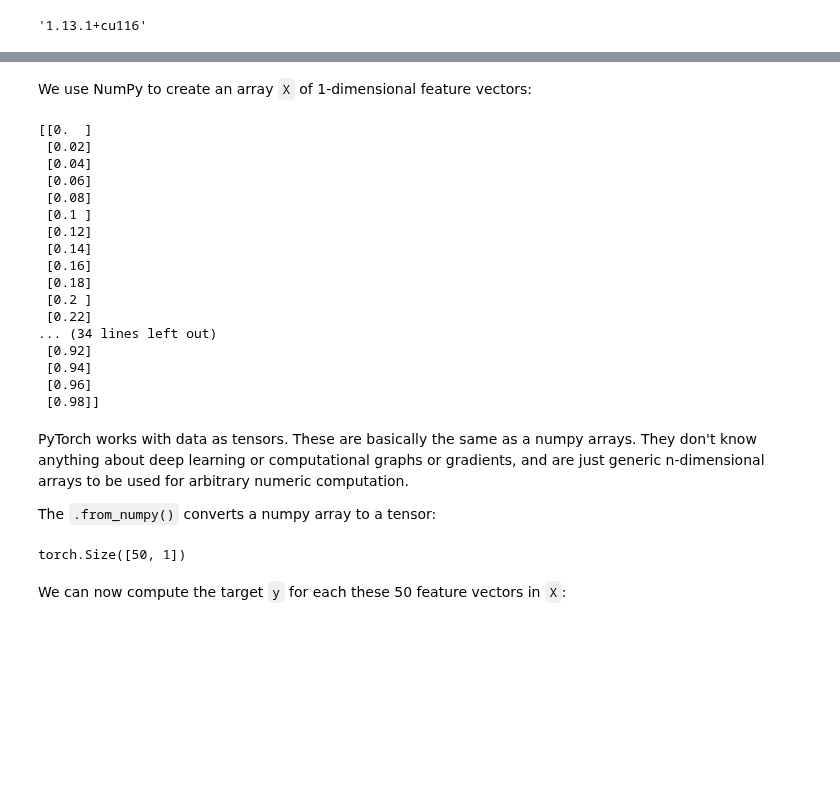
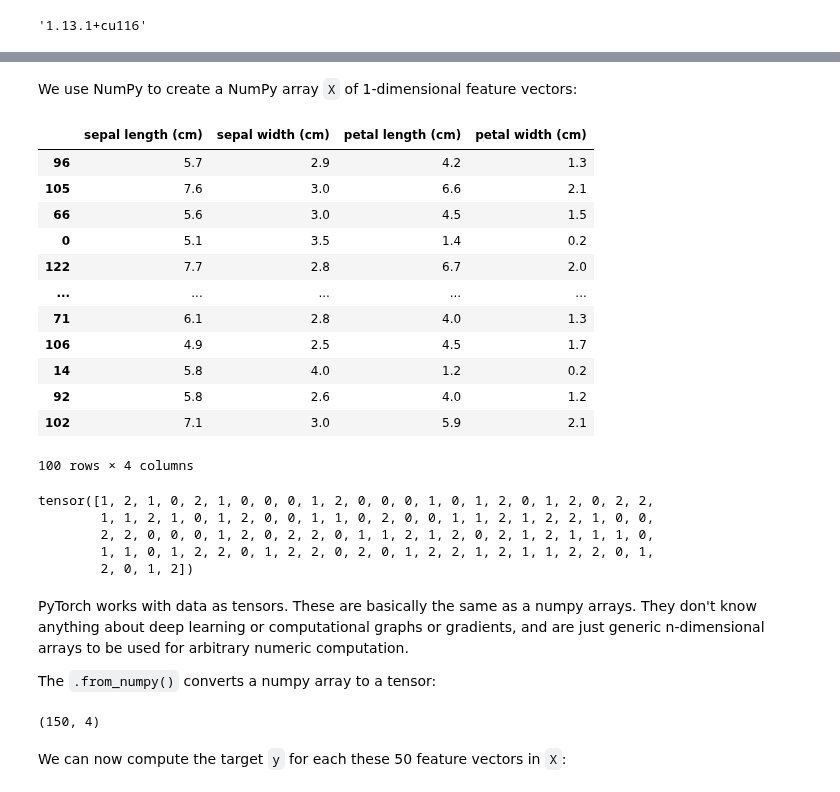
Before and after one commit to sdgroeve/D012554_Machine_Learning_2023, a Jupyter notebook: 01_pytorch_workflow.ipynb, the cells around one changed output, grey strips where cells are left out. Cells and saved outputs as stored; diff of their text form; code cells hidden in the pictures; blank space fills up the shorter version.

```diff
--- a/01_pytorch_workflow.ipynb
+++ b/01_pytorch_workflow.ipynb
@@ -39,0 +78,3 @@ def true_value(x):
+# %%
+y = dataset.pop('y')
+X = dataset
@@ -39,0 +91,4 @@ def true_value(x):
+# %%
+from sklearn.model_selection import train_test_split
+
+X_train, X_test, y_train, y_test = train_test_split(X, y, test_size=0.2, random_state=42)
@@ -39,0 +111,3 @@ def true_value(x):
+# %%
+X_train, X_test = X_train.values, X_test.values
+y_train, y_test = y_train.values, y_test.values
@@ -40,42 +124,42 @@ def true_value(x):
+# %%
+X_train, X_test = torch.Tensor(X_train),torch.Tensor(X_test)
+y_train, y_test = torch.Tensor(y_train),torch.Tensor(y_test)
 # %% [markdown]
-We use NumPy to create an array `X` of 1-dimensional feature vectors:
+We use NumPy to create a NumPy array `X` of 1-dimensional feature vectors:
-# %%
-import numpy as np
-
-#create a lsit of values for feature x1
-values_x1 = np.arange(0,1,0.02)
-
-#create feature vectors
-X = values_x1.reshape(len(values_x1),1)
-
-print(X)
-# %% [output]
-[[0.  ]
- [0.02]
- [0.04]
- [0.06]
- [0.08]
- [0.1 ]
- [0.12]
- [0.14]
- [0.16]
- [0.18]
- [0.2 ]
- [0.22]
-... (34 lines left out)
- [0.92]
- [0.94]
- [0.96]
- [0.98]]
+# %%
+X_train
+# %% [output]
+|  | sepal length (cm) | sepal width (cm) | petal length (cm) | petal width (cm) |
+| 96 | 5.7 | 2.9 | 4.2 | 1.3 |
+| 105 | 7.6 | 3.0 | 6.6 | 2.1 |
+| 66 | 5.6 | 3.0 | 4.5 | 1.5 |
+| 0 | 5.1 | 3.5 | 1.4 | 0.2 |
+| 122 | 7.7 | 2.8 | 6.7 | 2.0 |
+| ... | ... | ... | ... | ... |
+| 71 | 6.1 | 2.8 | 4.0 | 1.3 |
+| 106 | 4.9 | 2.5 | 4.5 | 1.7 |
+| 14 | 5.8 | 4.0 | 1.2 | 0.2 |
+| 92 | 5.8 | 2.6 | 4.0 | 1.2 |
+| 102 | 7.1 | 3.0 | 5.9 | 2.1 |
+100 rows × 4 columns
+# %%
+X_train = torch.tensor(X_train.values)
+y_train = torch.tensor(y_train.values)
+
+y_train
+# %% [output]
+tensor([1, 2, 1, 0, 2, 1, 0, 0, 0, 1, 2, 0, 0, 0, 1, 0, 1, 2, 0, 1, 2, 0, 2, 2,
+        1, 1, 2, 1, 0, 1, 2, 0, 0, 1, 1, 0, 2, 0, 0, 1, 1, 2, 1, 2, 2, 1, 0, 0,
+        2, 2, 0, 0, 0, 1, 2, 0, 2, 2, 0, 1, 1, 2, 1, 2, 0, 2, 1, 2, 1, 1, 1, 0,
+        1, 1, 0, 1, 2, 2, 0, 1, 2, 2, 0, 2, 0, 1, 2, 2, 1, 2, 1, 1, 2, 2, 0, 1,
+        2, 0, 1, 2])
 # %% [markdown]
 PyTorch works with data as tensors. These are basically the same as a numpy arrays. They don't know anything about deep learning or computational graphs or gradients, and are just generic n-dimensional arrays to be used for arbitrary numeric computation.
 
 The `.from_numpy()` converts a numpy array to a tensor:
 # %%
-X = torch.from_numpy(X)
-
 X.shape
 # %% [output]
-torch.Size([50, 1])
+(150, 4)
 # %% [markdown]
 We can now compute the target `y` for each these 50 feature vectors in `X`:
```
Also changed, not shown: parts of 23 cells of this notebook.
